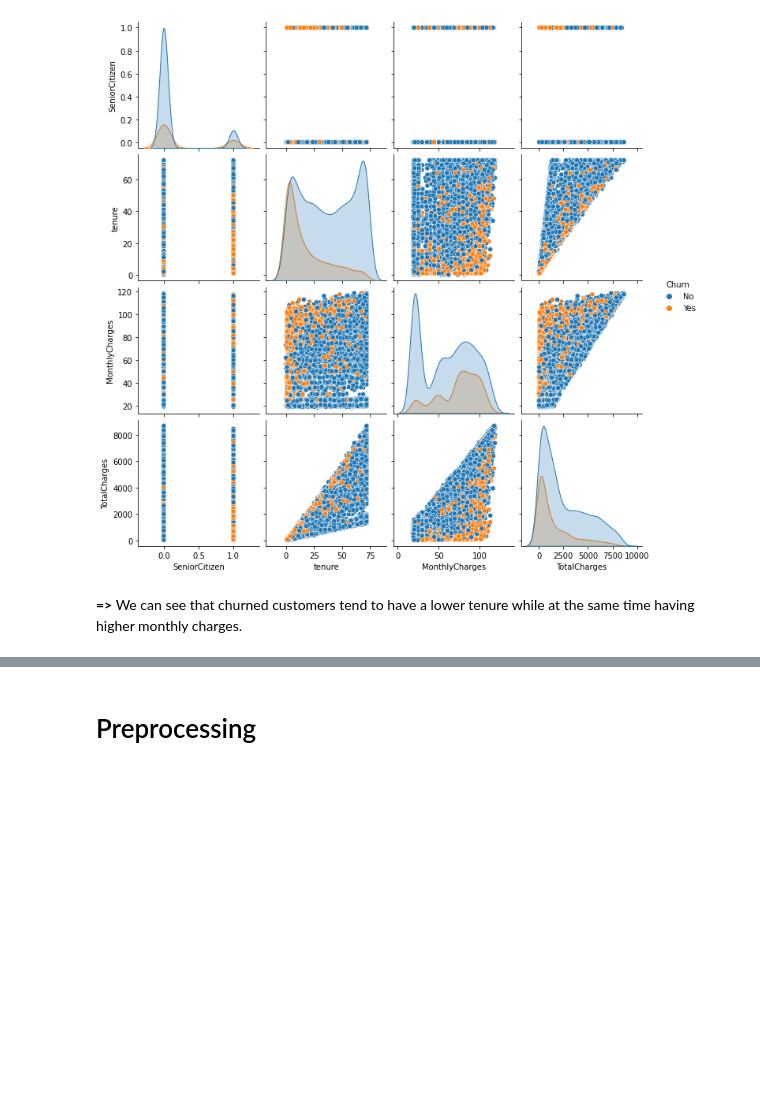
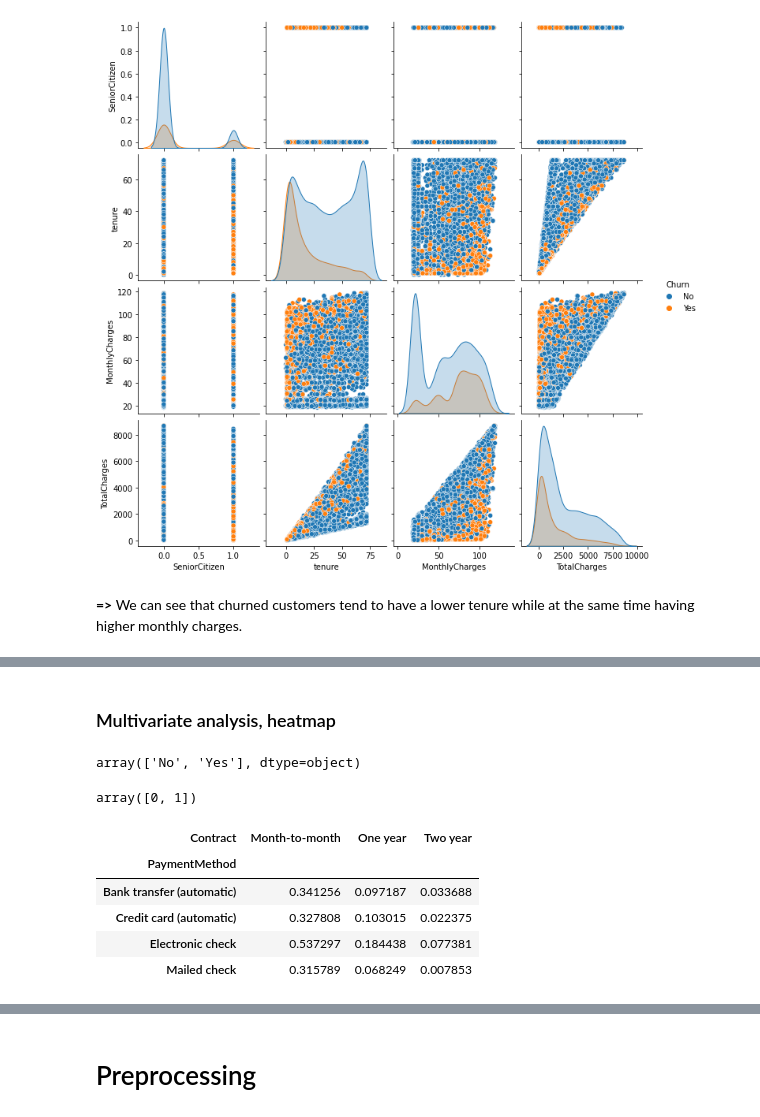
Before and after one commit to AmelieRmd/Customer-Churn, a Jupyter notebook: Churn_modeling.ipynb, the cells around one changed output, grey strips where cells are left out. Cells and saved outputs as stored; diff of their text form; code cells hidden in the pictures; blank space fills up the shorter version.

```diff
--- a/Churn_modeling.ipynb
+++ b/Churn_modeling.ipynb
@@ -157,0 +221,25 @@ plt.show()
+# %% [markdown]
+### Multivariate analysis, heatmap
+# %%
+telco.Churn.unique()
+# %% [output]
+array(['No', 'Yes'], dtype=object)
+# %%
+# To be able to aggregate Churn, we first have to convert it to numeric
+telco['Churn'] = telco['Churn'].map({'No':0, 'Yes':1}).astype(int)
+telco.Churn.unique()
+# %% [output]
+array([0, 1])
+# %%
+# How does PaymentMethod and Contract type affect churn ?
+
+# Create pivot table
+result = pd.pivot_table(data=telco, index='PaymentMethod', columns='Contract', values='Churn')
+result
+# %% [output]
+| Contract | Month-to-month | One year | Two year |
+| PaymentMethod |  |  |  |
+| Bank transfer (automatic) | 0.341256 | 0.097187 | 0.033688 |
+| Credit card (automatic) | 0.327808 | 0.103015 | 0.022375 |
+| Electronic check | 0.537297 | 0.184438 | 0.077381 |
+| Mailed check | 0.315789 | 0.068249 | 0.007853 |
```
Also changed, not shown: parts of 18 cells of this notebook.
